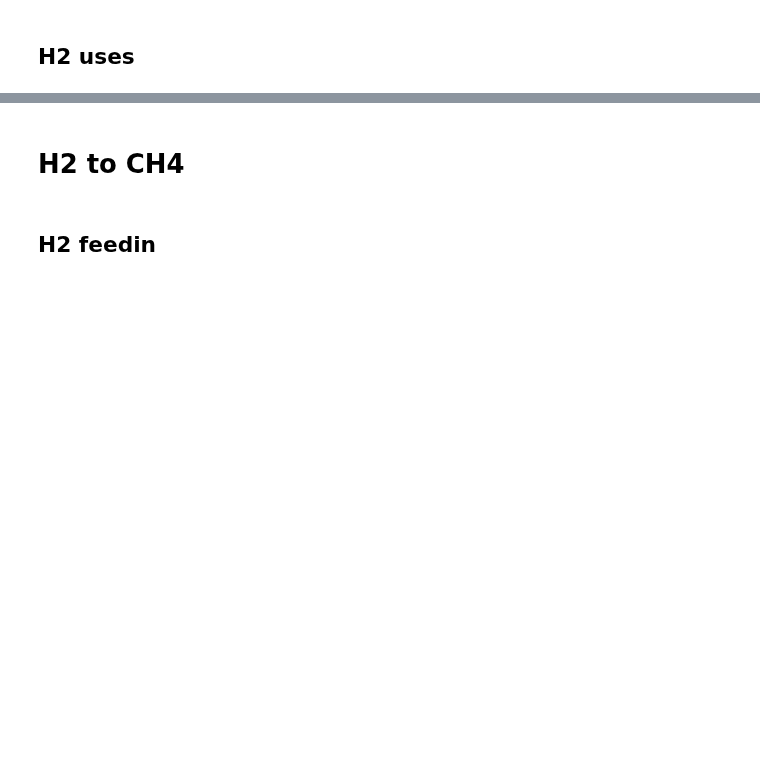
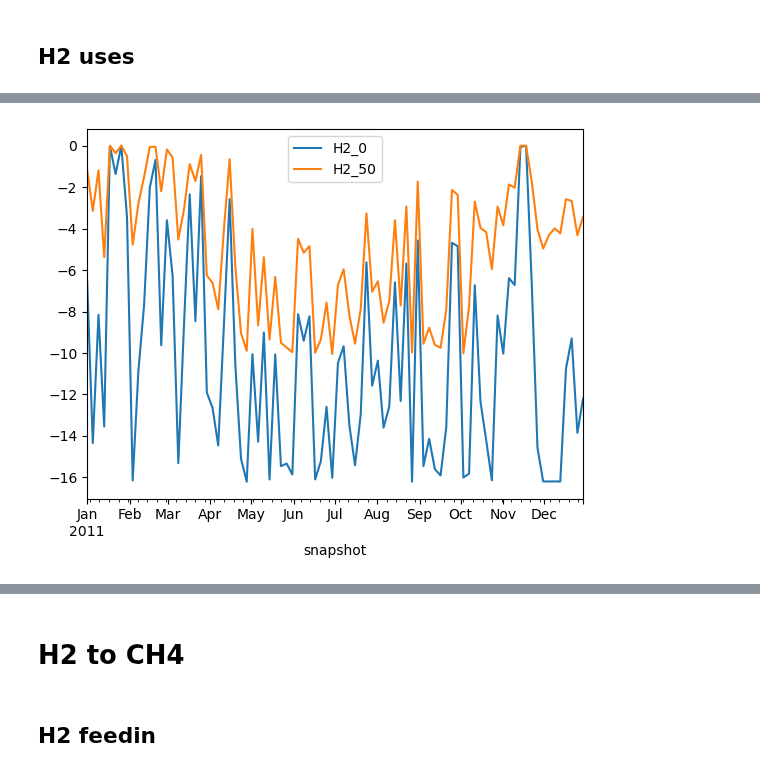
Before and after one commit to openego/eTraGo, a Jupyter notebook: etrago/gas_analysis_etrago.ipynb, the cells around one changed output, grey strips where cells are left out. Drawn from its saved outputs; the diff is of its cells as text; code cells hidden in the pictures; blank space fills up the shorter version.

```diff
--- a/etrago/gas_analysis_etrago.ipynb
+++ b/etrago/gas_analysis_etrago.ipynb
@@ -330,0 +545,5 @@ for key in networks:
+# %%
+for key in networks:
+    (networks[key].links_t.p1[networks[key].links.loc[networks[key].links.carrier=='H2_to_CH4'].index].sum(axis=1).resample('100h').mean()/1e3).plot(legend=True, label = key)
+# %% [output]
+[figure, added]
```
Also changed, not shown: parts of 47 cells of this notebook.
